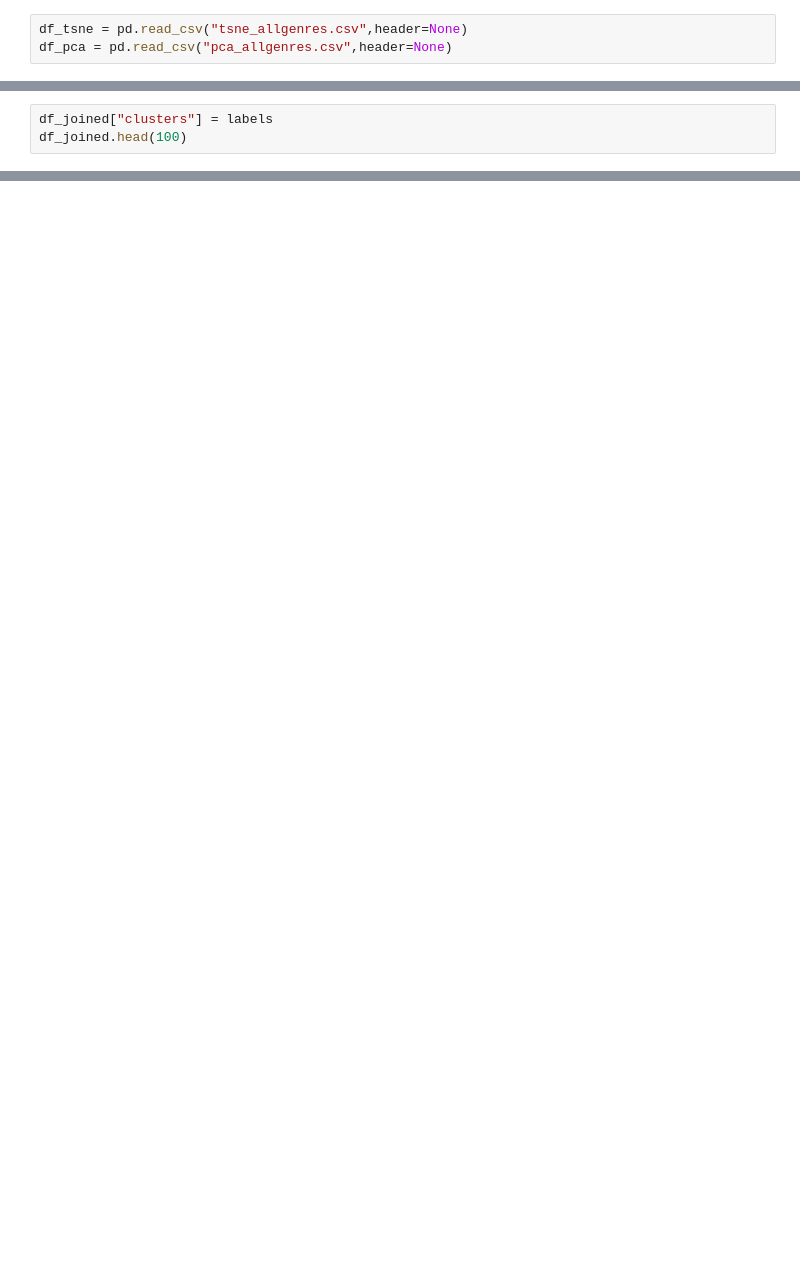
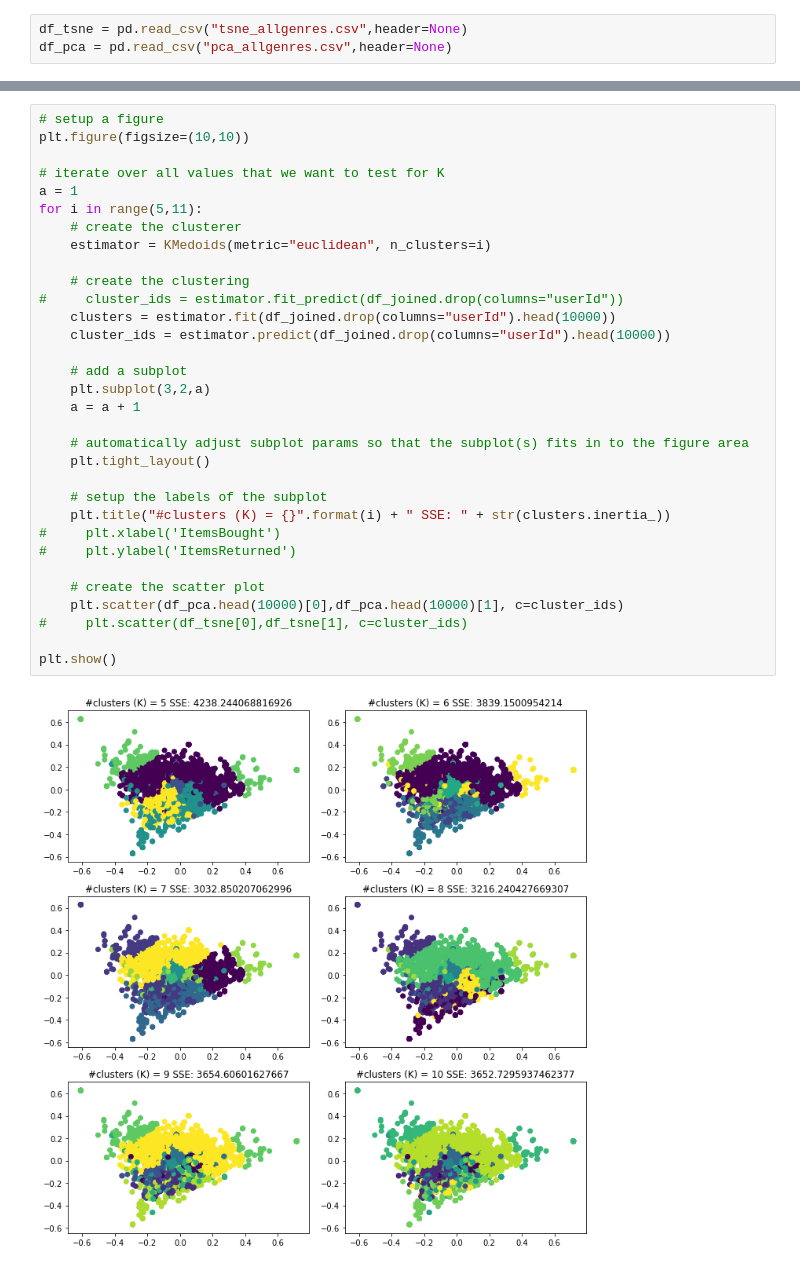
Before and after one commit to janapfeffer/DM_Project_MoviePrediction, a Jupyter notebook: ClusterExperiments.ipynb, the cells around one changed output, grey strips where cells are left out. Cells and saved outputs as stored; diff of their text form; blank space fills up the shorter version.

```diff
--- a/ClusterExperiments.ipynb
+++ b/ClusterExperiments.ipynb
@@ -42,3 +92,0 @@ plt.show()
-# %%
-df_joined["clusters"] = labels
-df_joined.head(100)
@@ -58,0 +172,34 @@ df_joined.head(100)
+# %%
+# setup a figure
+plt.figure(figsize=(10,10))
+
+# iterate over all values that we want to test for K
+a = 1
+for i in range(5,11):
+    # create the clusterer
+    estimator = KMedoids(metric="euclidean", n_clusters=i)
+
+    # create the clustering
+#     cluster_ids = estimator.fit_predict(df_joined.drop(columns="userId"))
+    clusters = estimator.fit(df_joined.drop(columns="userId").head(10000))
+    cluster_ids = estimator.predict(df_joined.drop(columns="userId").head(10000))
+
+    # add a subplot
+    plt.subplot(3,2,a)
+    a = a + 1
+
+    # automatically adjust subplot params so that the subplot(s) fits in to the figure area
+    plt.tight_layout()
+
+    # setup the labels of the subplot
+    plt.title("#clusters (K) = {}".format(i) + " SSE: " + str(clusters.inertia_))
+#     plt.xlabel('ItemsBought')
+#     plt.ylabel('ItemsReturned')
+
+    # create the scatter plot
+    plt.scatter(df_pca.head(10000)[0],df_pca.head(10000)[1], c=cluster_ids)
+#     plt.scatter(df_tsne[0],df_tsne[1], c=cluster_ids)
+
+plt.show()
+# %% [output]
+[figure, added]
```
Also changed, not shown: parts of 26 cells of this notebook, 3 other files.
